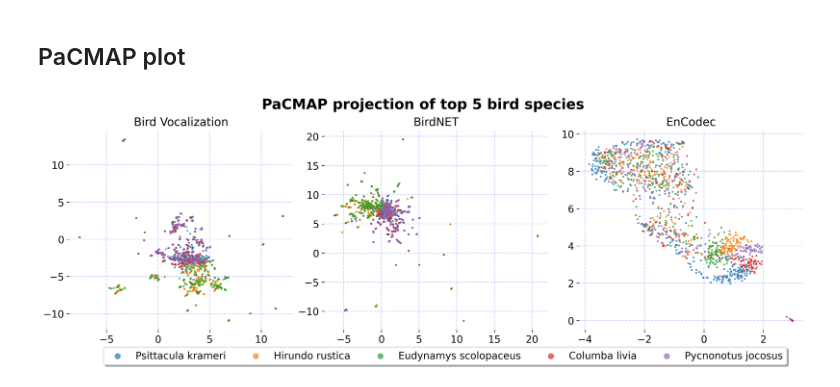
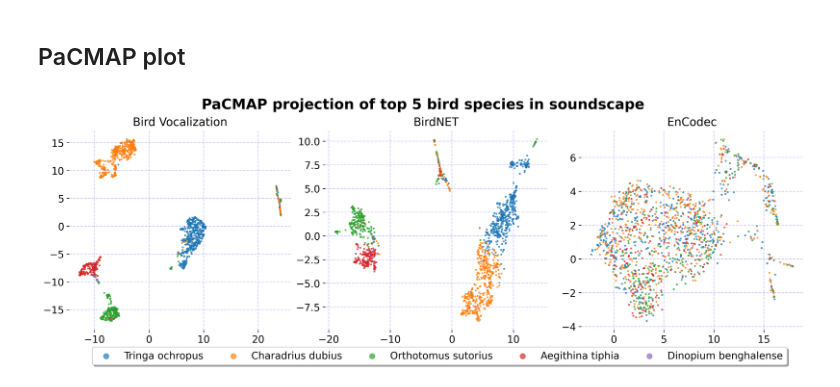
Before and after one commit to dsgt-kaggle-clef/birdclef-2024, a Jupyter notebook: notebooks/preprocessing/2024-06-21-mg-pacmap-cluster.ipynb, the cells around one changed output. Cells and saved outputs as stored; diff of their text form; code cells hidden in the pictures.

Commit message:
Update pacmap plot for averaged call embeddings

```diff
--- a/notebooks/preprocessing/2024-06-21-mg-pacmap-cluster.ipynb
+++ b/notebooks/preprocessing/2024-06-21-mg-pacmap-cluster.ipynb
@@ -322,15 +168,30 @@ birdnet_pandas_df, birdnet_embedding, birdnet_scaled_emb = get_pandas_embeddings
+# %%
+def get_pandas_embeddings(df):
+    # Convert to Pandas DF
+    pdf = df.select(["primary_label", "scientific_name", "embedding"]).toPandas()
+    # Extract features and labels
+    return pdf, np.stack(pdf.embedding.values)
+
+
+google_pandas_df, google_embedding = get_pandas_embeddings(google_sub_df)
+encodec_pandas_df, encodec_embedding = get_pandas_embeddings(encodec_sub_df)
+birdnet_pandas_df, birdnet_embedding = get_pandas_embeddings(birdnet_sub_df)
 # %% [markdown]
 ## PaCMAP plot
 # %%
 import pacmap
 
+# import umap
+
 
 def get_pacmap_embedding(embedding):
-    # PaCMAP
-    pacmap_embedding = pacmap.PaCMAP(
-        n_components=2, n_neighbors=15, MN_ratio=0.5, FP_ratio=2.0
+    transformer = pacmap.PaCMAP(
+        n_components=2,
+        # n_neighbors=15, MN_ratio=0.5, FP_ratio=2.0
     )
+    return transformer.fit_transform(embedding)
 
-    # fit the data
-    pacmap_transformed = pacmap_embedding.fit_transform(embedding, init="pca")
-    return pacmap_transformed
+
+google_transformed = get_pacmap_embedding(google_embedding)
+encodec_transformed = get_pacmap_embedding(encodec_embedding)
+birdnet_transformed = get_pacmap_embedding(birdnet_embedding)
@@ -353,7 +209,7 @@ def plot_pacmap_clusters(
     # Plot the data
     fig, axes = plt.subplots(nrows=1, ncols=3, figsize=(15, 5), dpi=300)
     fig.suptitle(
-        f"PaCMAP projection of top 5 bird species",
+        f"PaCMAP projection of top 5 bird species in soundscape",
         fontsize=20,
         weight="bold",
     )
@@ -401,9 +257,10 @@ def plot_pacmap_clusters(
         handle.set_sizes([60.0])
     plt.savefig(f"{path}/figures/pacmap_cluster.png", bbox_inches="tight")
     plt.show()
-# %%
-pandas_df_list = [google_pandas_df, birdnet_pandas_df, encodec_pandas_df]
-embedding_list = [google_embedding, birdnet_embedding, encodec_embedding]
-plot_pacmap_clusters(pandas_df_list, embedding_list)
-# %% [output]
-[figure, removed]
+# %%
+plot_pacmap_clusters(
+    [google_pandas_df, birdnet_pandas_df, encodec_pandas_df],
+    [google_transformed, birdnet_transformed, encodec_transformed],
+)
+# %% [output]
+[figure, added]
```
Also changed, not shown: parts of 17 cells of this notebook, 1 other file.
